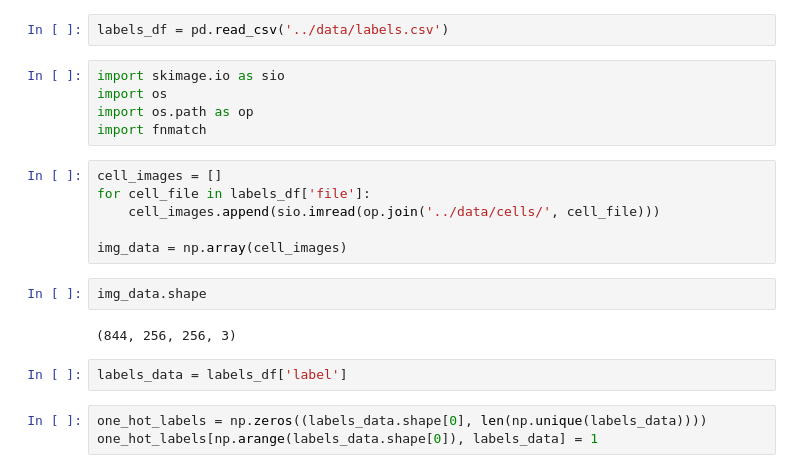
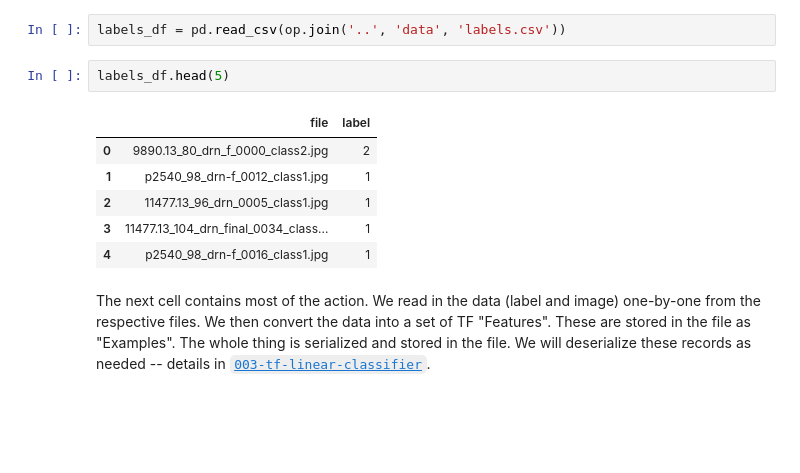
Before and after one commit to choldgraf/UCSF-Data_Driven_Neuro, a Jupyter notebook: tensorflow/002-create-tfrecords.ipynb, the cells around one changed output. Drawn from its saved outputs; the diff is of its cells as text; blank space fills up the shorter version.

```diff
--- a/tensorflow/002-create-tfrecords.ipynb
+++ b/tensorflow/002-create-tfrecords.ipynb
@@ -6,22 +15,14 @@ from tqdm import tqdm
 # %%
-labels_df = pd.read_csv('../data/labels.csv')
+labels_df = pd.read_csv(op.join('..', 'data', 'labels.csv'))
-# %%
-import skimage.io as sio
-import os
-import os.path as op
-import fnmatch
-# %%
-cell_images = []
-for cell_file in labels_df['file']:
-    cell_images.append(sio.imread(op.join('../data/cells/', cell_file)))
-
-img_data = np.array(cell_images)
-# %%
-img_data.shape
-# %% [output]
-(844, 256, 256, 3)
-# %%
-labels_data = labels_df['label']
-# %%
-one_hot_labels = np.zeros((labels_data.shape[0], len(np.unique(labels_data))))
-one_hot_labels[np.arange(labels_data.shape[0]), labels_data] = 1
+# %%
+labels_df.head(5)
+# %% [output]
+|  | file | label |
+| 0 | 9890.13_80_drn_f_0000_class2.jpg | 2 |
+| 1 | p2540_98_drn-f_0012_class1.jpg | 1 |
+| 2 | 11477.13_96_drn_0005_class1.jpg | 1 |
+| 3 | 11477.13_104_drn_final_0034_class... | 1 |
+| 4 | p2540_98_drn-f_0016_class1.jpg | 1 |
+# %% [markdown]
+The next cell contains most of the action. We read in the data (label and image) one-by-one from the respective files.
+We then convert the data into a set of TF "Features". These are stored in the file as "Examples". The whole thing is serialized and stored in the file. We will deserialize these records as needed -- details in [`003-tf-linear-classifier`](003-tf-linear-classifier.ipynb).
```
Also changed, not shown: parts of 14 cells of this notebook, 1 other file.
